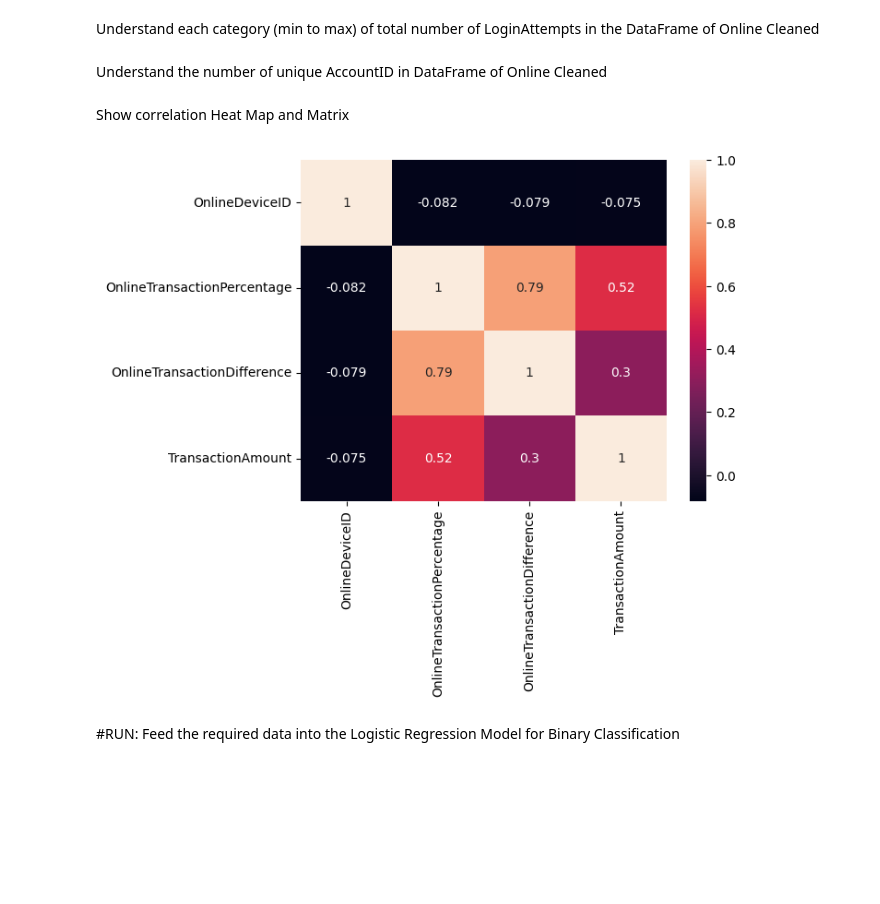
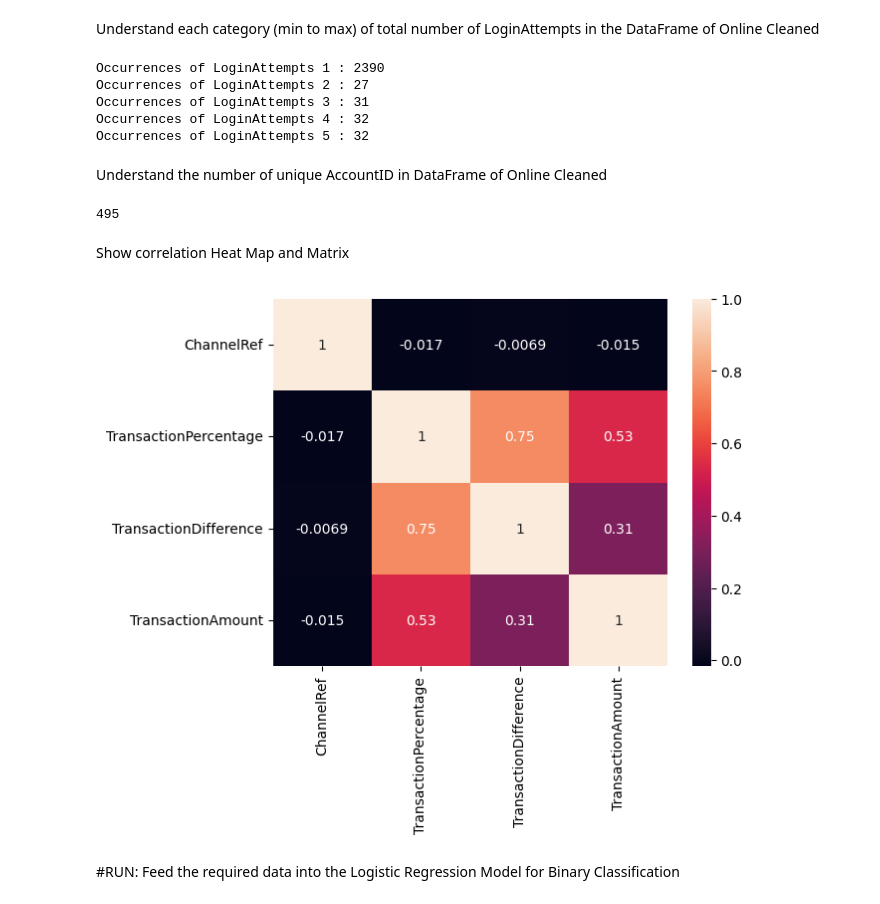
Before and after one commit to cheonghf/ML-P4-03, a Jupyter notebook: Project_SourceCode_P4_03.ipynb, the cells around one changed output. Cells and saved outputs as stored; diff of their text form; code cells hidden in the pictures; blank space fills up the shorter version.

Commit message:
Changed to All Channels, Added Channel Ref to DataFrame, rename df_online_cleaned to df_bt_cleaned

```diff
--- a/Project_SourceCode_P4_03.ipynb
+++ b/Project_SourceCode_P4_03.ipynb
@@ -43,0 +46,7 @@ bt_df1.Channel.value_counts()
+# %%
+list_channel = ['ATM', 'Online', 'Branch']
+
+for x in list_channel:
+  df_channel = df_bt1[df_bt1['Channel'] == x]
+  print(x, df_channel['TransactionAmount'].describe())
+  print()
@@ -46,21 +79,24 @@ bt_df1.Channel.value_counts()
 # %%
-df_online = df_bt1[df_bt1['Channel'] == 'Online'] #Filter the DataFrame for transactions where the Channel is 'Online'
+dict_channel = {"ATM":0, "Branch":1, "Online":2 }
 
-df_online_trans_percentage =  (df_online['TransactionAmount'] / (df_online['TransactionAmount'] + df_online['AccountBalance'])) * 100 #Calculation of OnlineTransactionPercentage
+df_bt_cleaned = df_bt1.loc[:, ['AccountID', 'CustomerAge', 'LoginAttempts', 'TransactionAmount', 'AccountBalance', 'Channel']]
 
-df_online_diff = pd.DataFrame(df_online["TransactionAmount"] >= df_online["AccountBalance"]) #Return True to DataFrame Online Difference if TransactionAmount greater or equal to AccountBalance
+for x, y in df_bt_cleaned.iterrows():
+  df_bt_cleaned['ChannelRef']  = df_bt_cleaned["Channel"].map(dict_channel)
 
-df_deviceID = df_online['DeviceID'].str[2:].astype(int)
+df_trans_percentage =  (df_bt_cleaned['TransactionAmount'] / (df_bt_cleaned['TransactionAmount'] + df_bt_cleaned['AccountBalance'])) * 100 #Calculation of OnlineTransactionPercentage
 
-df_online_cleaned = df_online.loc[:, ['AccountID','LoginAttempts','TransactionDuration','CustomerAge', 'TransactionAmount']] #Filter only the required column and values
+df_trans_diff = pd.DataFrame(df_bt_cleaned["TransactionAmount"] >= df_bt_cleaned["AccountBalance"]) #Return True to DataFrame Online Difference if TransactionAmount greater or equal to AccountBalance
 
-df_online_cleaned['OnlineTransactionPercentage'] = df_online_trans_percentage #Insert Calculated OnlineTransactionPercentage
+#df_deviceID = df_bt_cleaned['DeviceID'].str[2:].astype(int)
 
-df_online_cleaned['OnlineTransactionDifference'] = df_online_diff #Insert OnlineTransactionDifference
+df_bt_cleaned['TransactionPercentage'] = df_trans_percentage #Insert Calculated OnlineTransactionPercentage
 
-df_online_cleaned['OnlineDeviceID'] = df_deviceID
+df_bt_cleaned['TransactionDifference'] = df_trans_diff #Insert OnlineTransactionDifference
 
-df_online_cleaned = df_online_cleaned.set_index('AccountID', drop = False) #Set Index Label to 'AccountID'
+#df_bt_cleaned['DeviceID'] = df_deviceID
 
-print(df_online_cleaned)
+df_bt_cleaned = df_bt_cleaned.set_index('AccountID', drop = False) #Set Index Label to 'AccountID'
+
+print(df_bt_cleaned)
 # %% [output]
@@ -93,23 +140,31 @@ df_online['CustomerAge'].describe()
 Understand each category (min to max) of total number of LoginAttempts in the DataFrame of Online Cleaned
 # %%
 for x in range (1,6):
-  count_x = df_online_cleaned['LoginAttempts'].value_counts().get(x)
+  count_x = df_bt_cleaned['LoginAttempts'].value_counts().get(x)
   print("Occurrences of LoginAttempts", x ,":", count_x)
+# %% [output]
+Occurrences of LoginAttempts 1 : 2390
+Occurrences of LoginAttempts 2 : 27
+Occurrences of LoginAttempts 3 : 31
+Occurrences of LoginAttempts 4 : 32
+Occurrences of LoginAttempts 5 : 32
 # %% [markdown]
 Understand the number of unique AccountID in DataFrame of Online Cleaned
 # %%
-df_online_cleaned.AccountID.unique().size
+df_bt_cleaned.AccountID.unique().size
+# %% [output]
+495
 # %% [markdown]
 Show correlation Heat Map and Matrix
 # %%
-df_online_cleaned_corr = df_online_cleaned.get(['OnlineDeviceID', 'OnlineTransactionPercentage','OnlineTransactionDifference', 'TransactionAmount'])
+df_bt_cleaned_corr = df_bt_cleaned.get(['ChannelRef', 'TransactionPercentage','TransactionDifference', 'TransactionAmount'])
 
-corrmat = df_online_cleaned_corr.corr()
+corrmat = df_bt_cleaned_corr.corr()
 
 sns.heatmap(corrmat,annot = True)
 plt.show()
 # %% [output]
-[figure, old version]
+[figure, new version]
 # %% [markdown]
 #RUN: Feed the required data into the Logistic Regression Model for Binary Classification
 # %%
```
Also changed, not shown: parts of 7 cells of this notebook.
